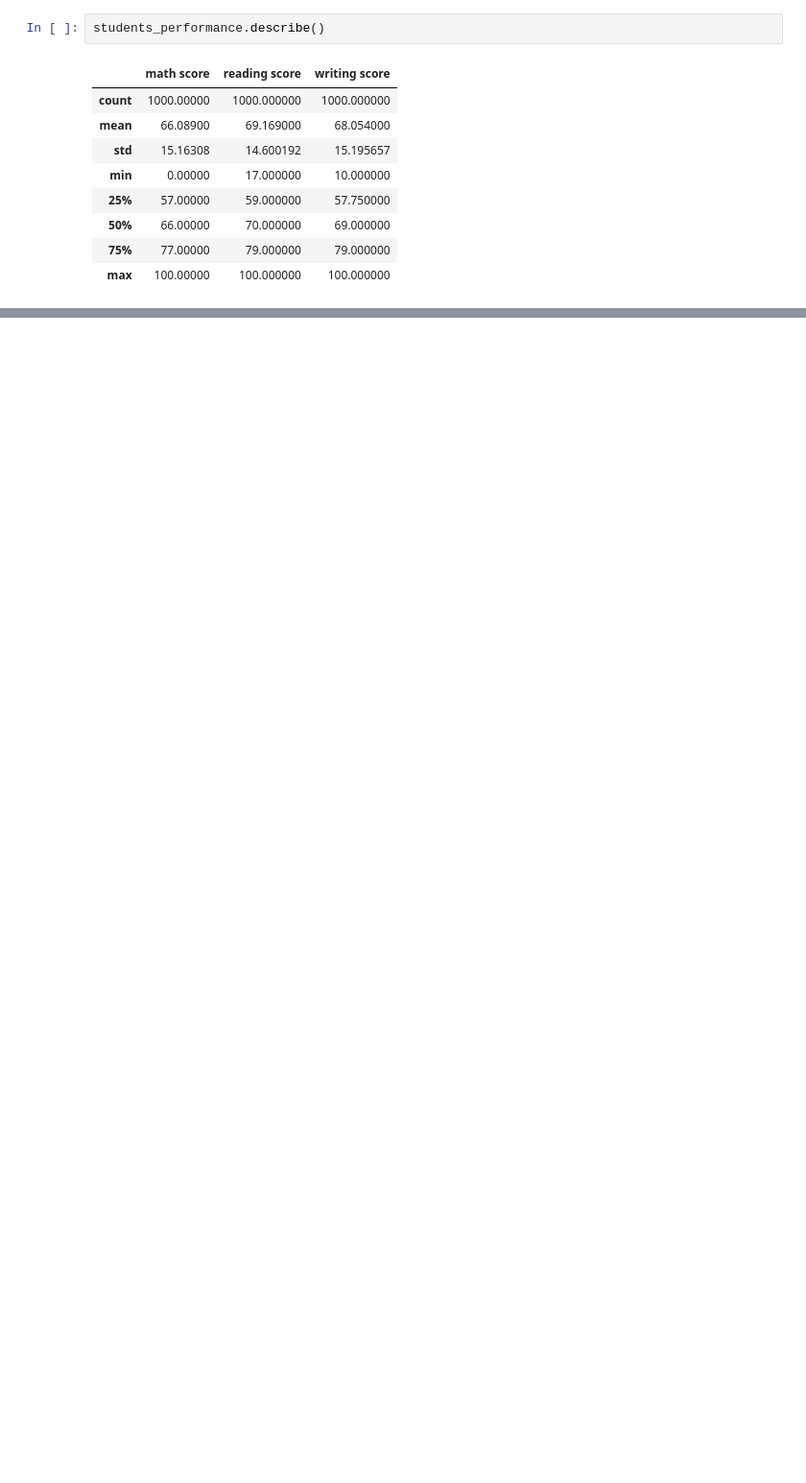
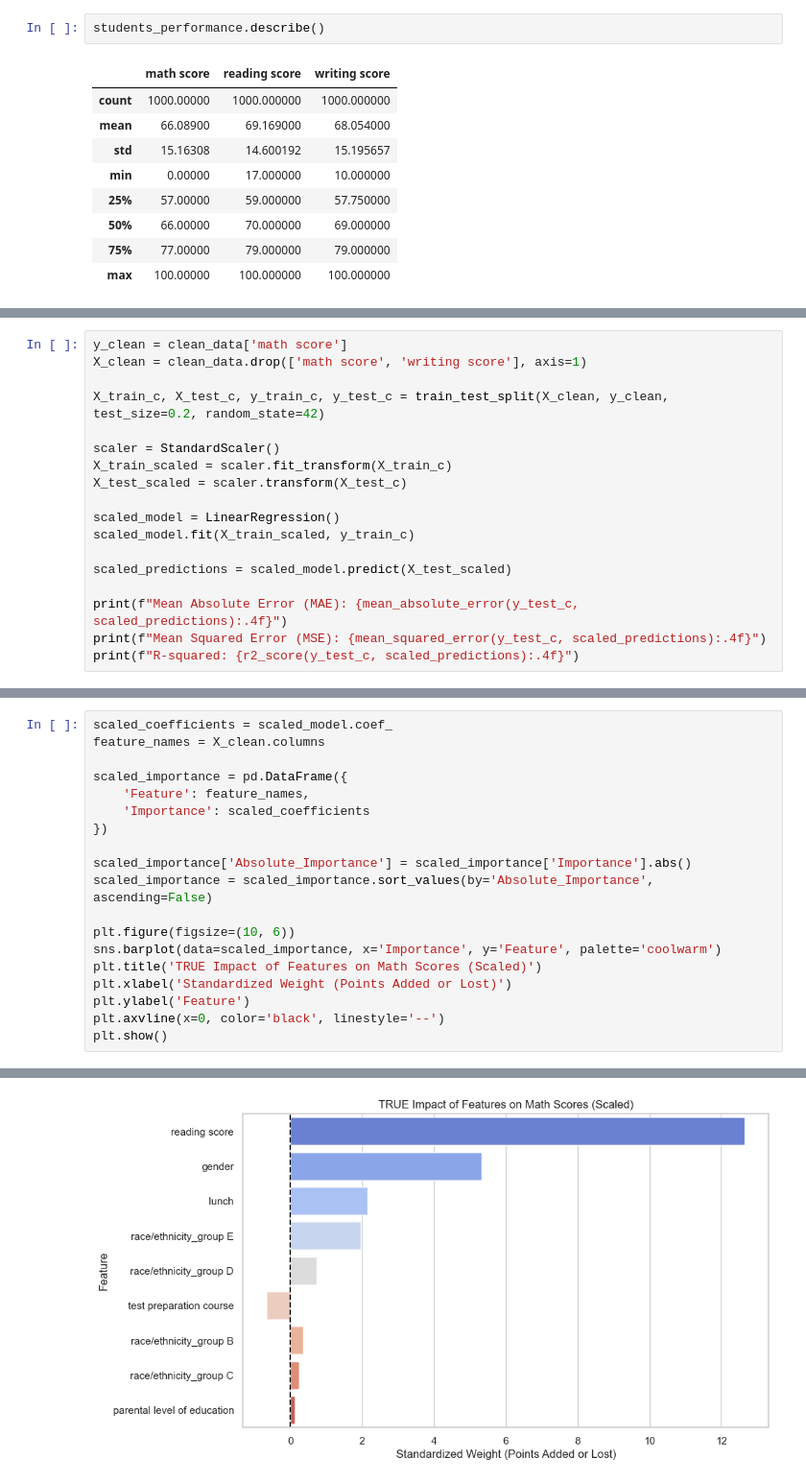
Before and after one commit to VaibhavNileshKumarDave/synent-task8-mlmodel-vaibhav-dave, a Jupyter notebook: notebooks/StudentsPerformance.ipynb, the cells around one changed output, grey strips where cells are left out. Shown at 96% size. Cells and saved outputs as stored; diff of their text form; blank space fills up the shorter version.

```diff
--- a/notebooks/StudentsPerformance.ipynb
+++ b/notebooks/StudentsPerformance.ipynb
@@ -147,0 +159,18 @@ test score 1 - 55-75
+# %%
+y_clean = clean_data['math score']
+X_clean = clean_data.drop(['math score', 'writing score'], axis=1)
+
+X_train_c, X_test_c, y_train_c, y_test_c = train_test_split(X_clean, y_clean, test_size=0.2, random_state=42)
+
+scaler = StandardScaler()
+X_train_scaled = scaler.fit_transform(X_train_c)
+X_test_scaled = scaler.transform(X_test_c)
+
+scaled_model = LinearRegression()
+scaled_model.fit(X_train_scaled, y_train_c)
+
+scaled_predictions = scaled_model.predict(X_test_scaled)
+
+print(f"Mean Absolute Error (MAE): {mean_absolute_error(y_test_c, scaled_predictions):.4f}")
+print(f"Mean Squared Error (MSE): {mean_squared_error(y_test_c, scaled_predictions):.4f}")
+print(f"R-squared: {r2_score(y_test_c, scaled_predictions):.4f}")
@@ -147,0 +183,20 @@ test score 1 - 55-75
+# %%
+scaled_coefficients = scaled_model.coef_
+feature_names = X_clean.columns
+
+scaled_importance = pd.DataFrame({
+    'Feature': feature_names,
+    'Importance': scaled_coefficients
+})
+
+scaled_importance['Absolute_Importance'] = scaled_importance['Importance'].abs()
+scaled_importance = scaled_importance.sort_values(by='Absolute_Importance', ascending=False)
+
+plt.figure(figsize=(10, 6))
+sns.barplot(data=scaled_importance, x='Importance', y='Feature', palette='coolwarm')
+plt.title('TRUE Impact of Features on Math Scores (Scaled)')
+plt.xlabel('Standardized Weight (Points Added or Lost)')
+plt.ylabel('Feature')
+plt.axvline(x=0, color='black', linestyle='--')
+plt.show()
+# %% [output]
@@ -147,0 +206 @@ test score 1 - 55-75
+[figure, added]
```
Also changed, not shown: parts of 24 cells of this notebook.
